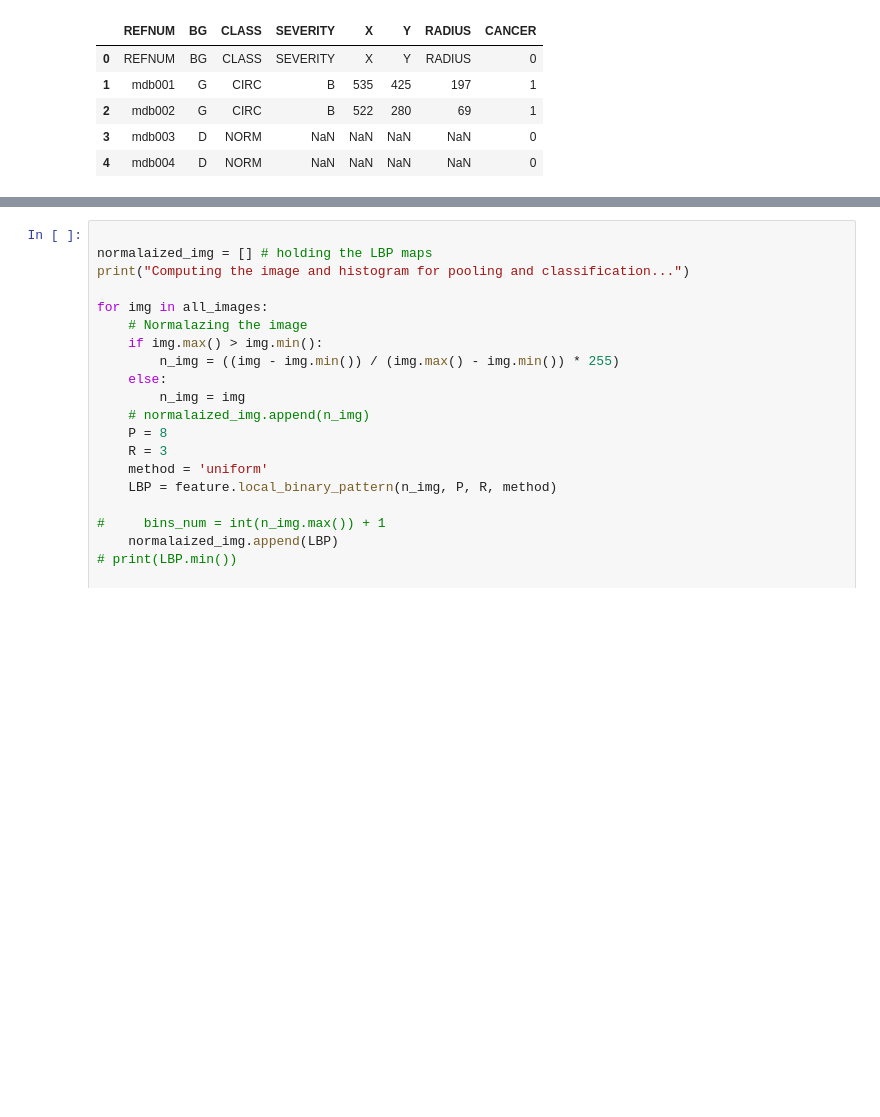
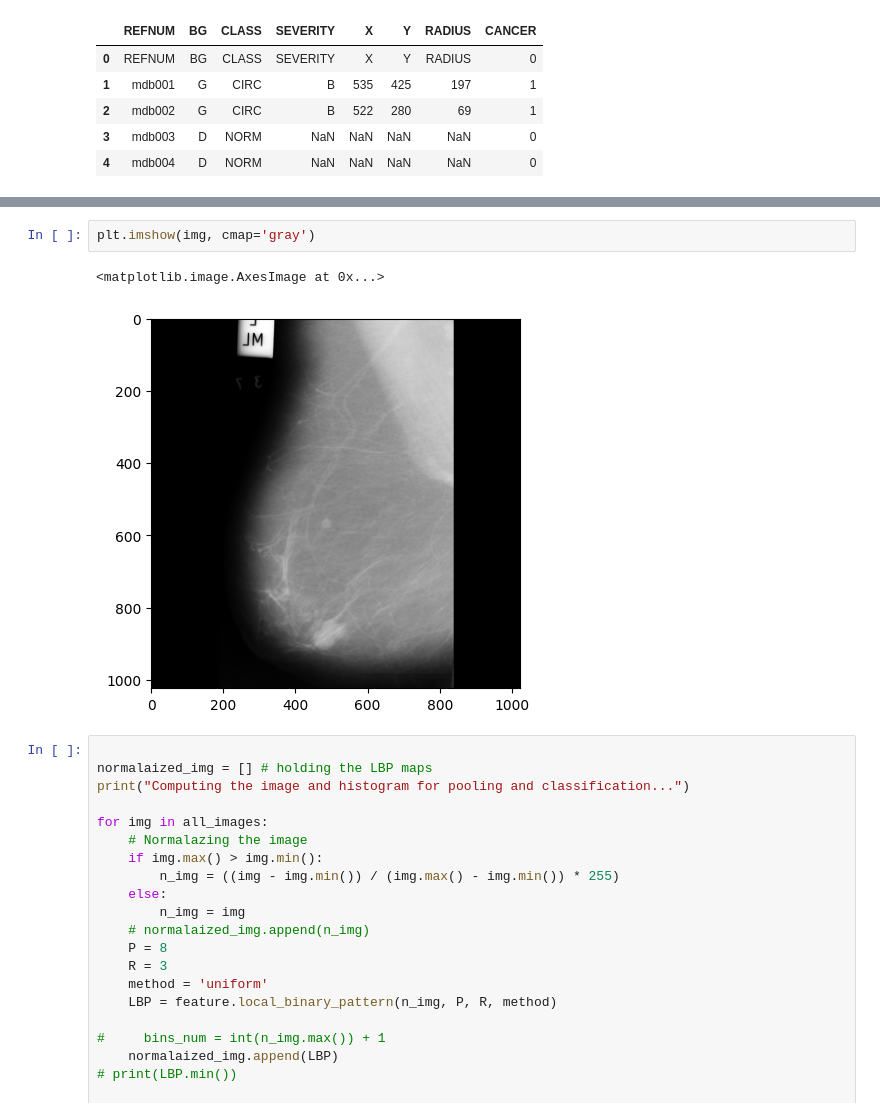
Before and after one commit to Ali-Alian/BCD, a Jupyter notebook: LBP.ipynb, the cells around one changed output, grey strips where cells are left out. Drawn from its saved outputs; the diff is of its cells as text; blank space fills up the shorter version.

```diff
--- a/LBP.ipynb
+++ b/LBP.ipynb
@@ -76,3 +89,8 @@ Labels list 324
+# %%
+plt.imshow(img, cmap='gray')
+# %% [output]
+<matplotlib.image.AxesImage at 0x...>
+[figure, added]
 # %%
 
 normalaized_img = [] # holding the LBP maps
```
Also changed, not shown: parts of 3 cells of this notebook.
